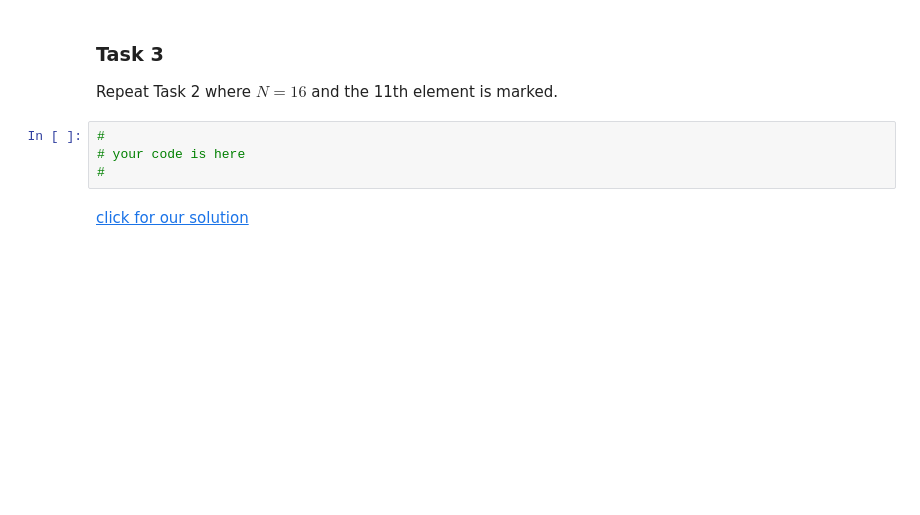
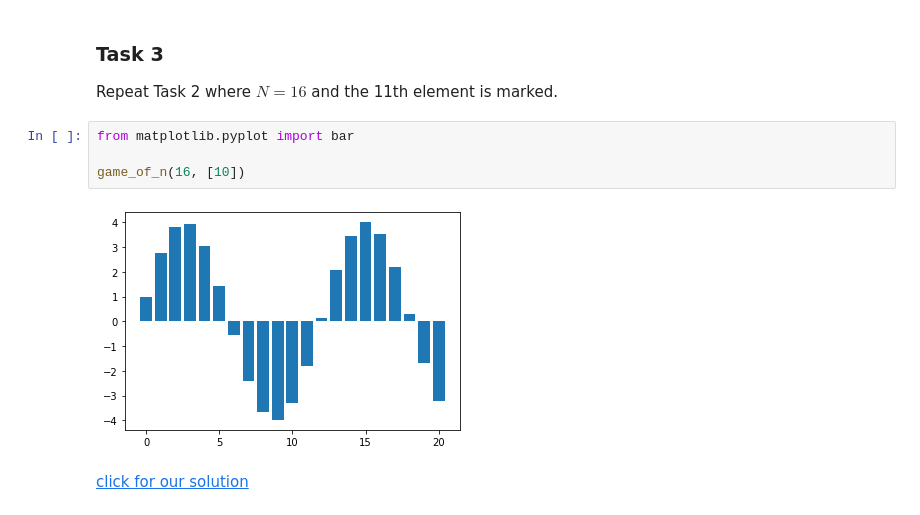
Before and after one commit to aamirshahx/quantum-coursework, a Jupyter notebook: Week1/basics-of-quantum-computing-master/bronze/B80_Inversion_About_the_Mean.ipynb, the cells around one changed output. Cells and saved outputs as stored; diff of their text form; blank space fills up the shorter version.

```diff
--- a/Week1/basics-of-quantum-computing-master/bronze/B80_Inversion_About_the_Mean.ipynb
+++ b/Week1/basics-of-quantum-computing-master/bronze/B80_Inversion_About_the_Mean.ipynb
@@ -234,10 +243,12 @@ bar(iterations,elements)
 <h3>Task 3</h3>
 
 Repeat Task 2 where $ N = 16 $ and the 11th element is marked.
-# %%
-#
-# your code is here
-#
+# %%
+from matplotlib.pyplot import bar
+
+game_of_n(16, [10])
+# %% [output]
+[figure, added]
 # %% [markdown]
 <a href="B80_Inversion_About_the_Mean_Solutions.ipynb#task3">click for our solution</a>
 # %% [markdown]
```
Also changed, not shown: parts of 17 cells of this notebook, 6 other files.
